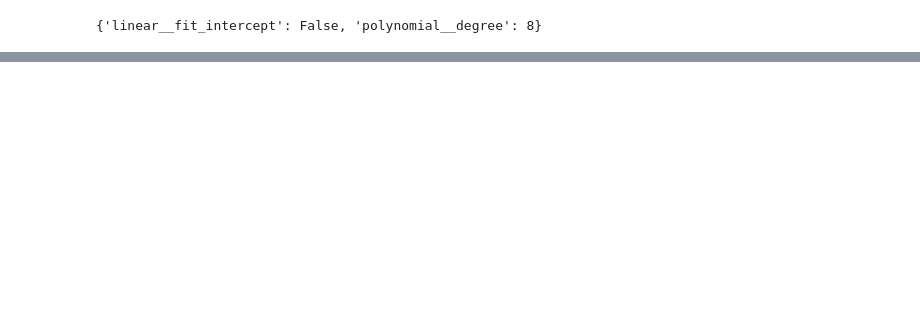
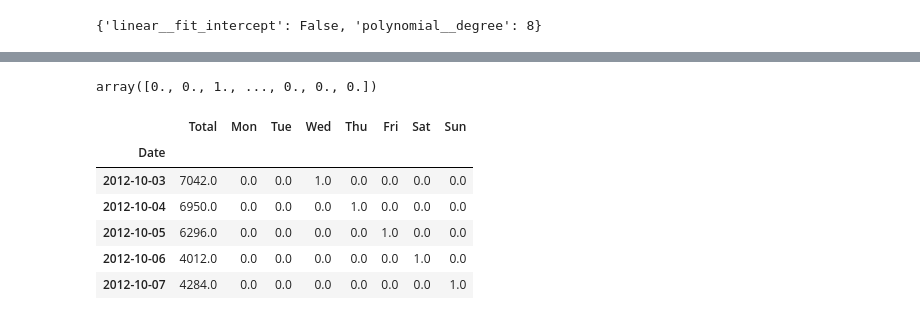
Before and after one commit to Jovamih/PythonProyectos, a Jupyter notebook: Machine Learning/Linear Regression.ipynb, the cells around one changed output, grey strips where cells are left out. Drawn from its saved outputs; the diff is of its cells as text; code cells hidden in the pictures; blank space fills up the shorter version.

```diff
--- a/Machine Learning/Linear Regression.ipynb
+++ b/Machine Learning/Linear Regression.ipynb
@@ -118,0 +119,4 @@ array([ 0.00000000e+00,  9.85971352e-01, -1.13365039e-01,  8.91616229e-03,
+# %%
+import pandas as pd
+
+counts=pd.read_csv('FremontBridge.csv',index_col='Date',parse_dates=True)
@@ -118,0 +158,5 @@ array([ 0.00000000e+00,  9.85971352e-01, -1.13365039e-01,  8.91616229e-03,
+# %%
+daily=counts.resample('1D').sum()
+# %%
+daily['Total']=daily.sum(axis=1)
+daily=daily[['Total']]
@@ -118,0 +173,18 @@ array([ 0.00000000e+00,  9.85971352e-01, -1.13365039e-01,  8.91616229e-03,
+# %%
+(daily.index.dayofweek==4).astype(float)
+# %% [output]
+array([0., 0., 1., ..., 0., 0., 0.])
+# %%
+days = ['Mon', 'Tue', 'Wed', 'Thu', 'Fri', 'Sat', 'Sun']
+for i,day in enumerate(days):
+    daily[day]=(daily.index.dayofweek==i).astype(float)
+# %%
+daily.head()
+# %% [output]
+|  | Total | Mon | Tue | Wed | Thu | Fri | Sat | Sun |
+| Date |  |  |  |  |  |  |  |  |
+| 2012-10-03 | 7042.0 | 0.0 | 0.0 | 1.0 | 0.0 | 0.0 | 0.0 | 0.0 |
+| 2012-10-04 | 6950.0 | 0.0 | 0.0 | 0.0 | 1.0 | 0.0 | 0.0 | 0.0 |
+| 2012-10-05 | 6296.0 | 0.0 | 0.0 | 0.0 | 0.0 | 1.0 | 0.0 | 0.0 |
+| 2012-10-06 | 4012.0 | 0.0 | 0.0 | 0.0 | 0.0 | 0.0 | 1.0 | 0.0 |
+| 2012-10-07 | 4284.0 | 0.0 | 0.0 | 0.0 | 0.0 | 0.0 | 0.0 | 1.0 |
```
Also changed, not shown: parts of 10 cells of this notebook, 1 other file.
